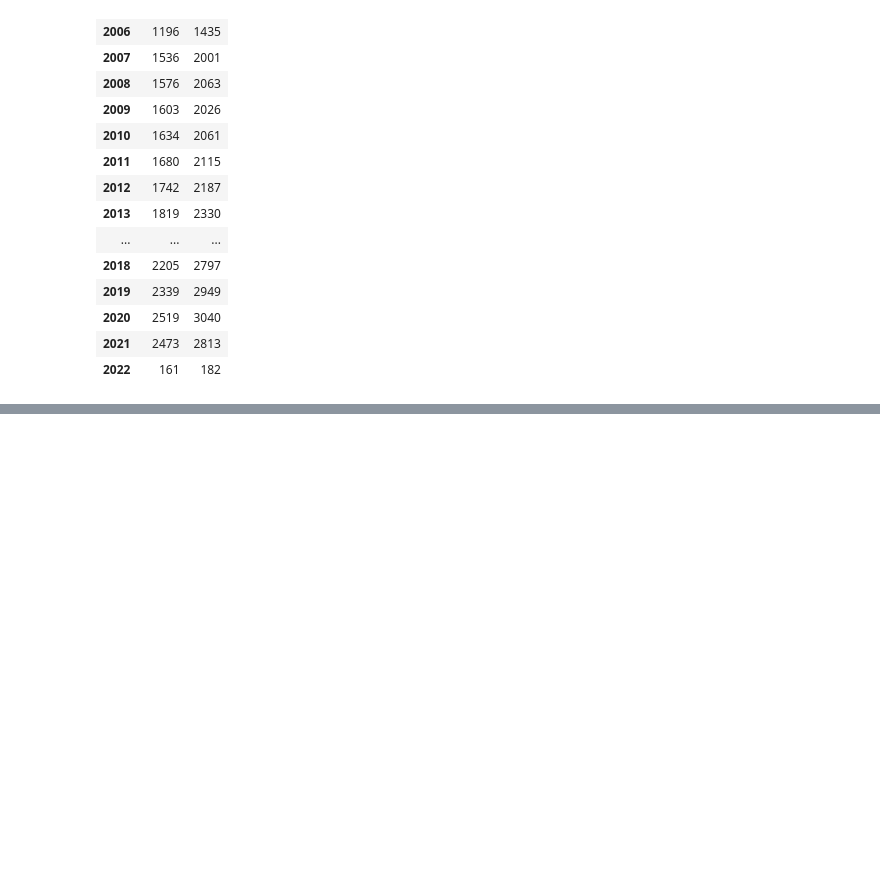
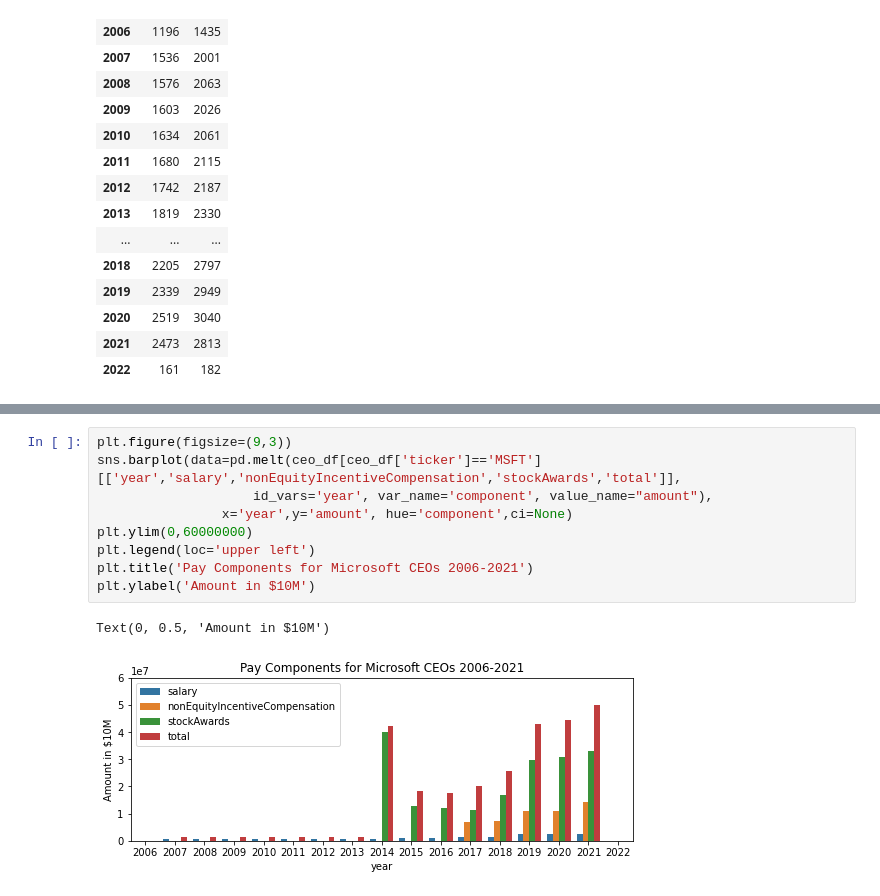
Before and after one commit to sfreagin/follow_the_money, a Jupyter notebook: SEC_API/5b_YOY_CEO_changes.ipynb, the cells around one changed output, grey strips where cells are left out. Drawn from its saved outputs; the diff is of its cells as text; blank space fills up the shorter version.

```diff
--- a/SEC_API/5b_YOY_CEO_changes.ipynb
+++ b/SEC_API/5b_YOY_CEO_changes.ipynb
@@ -344,0 +370,12 @@ starter_df.drop(columns=['year','changeInPensionValueAndDeferredEarnings']).desc
+# %%
+plt.figure(figsize=(9,3))
+sns.barplot(data=pd.melt(ceo_df[ceo_df['ticker']=='MSFT'][['year','salary','nonEquityIncentiveCompensation','stockAwards','total']],
+                    id_vars='year', var_name='component', value_name="amount"),
+                x='year',y='amount', hue='component',ci=None)
+plt.ylim(0,60000000)
+plt.legend(loc='upper left')
+plt.title('Pay Components for Microsoft CEOs 2006-2021')
+plt.ylabel('Amount in $10M')
+# %% [output]
+Text(0, 0.5, 'Amount in $10M')
+[figure, added]
```
Also changed, not shown: parts of 5 cells of this notebook, 2 other files.
